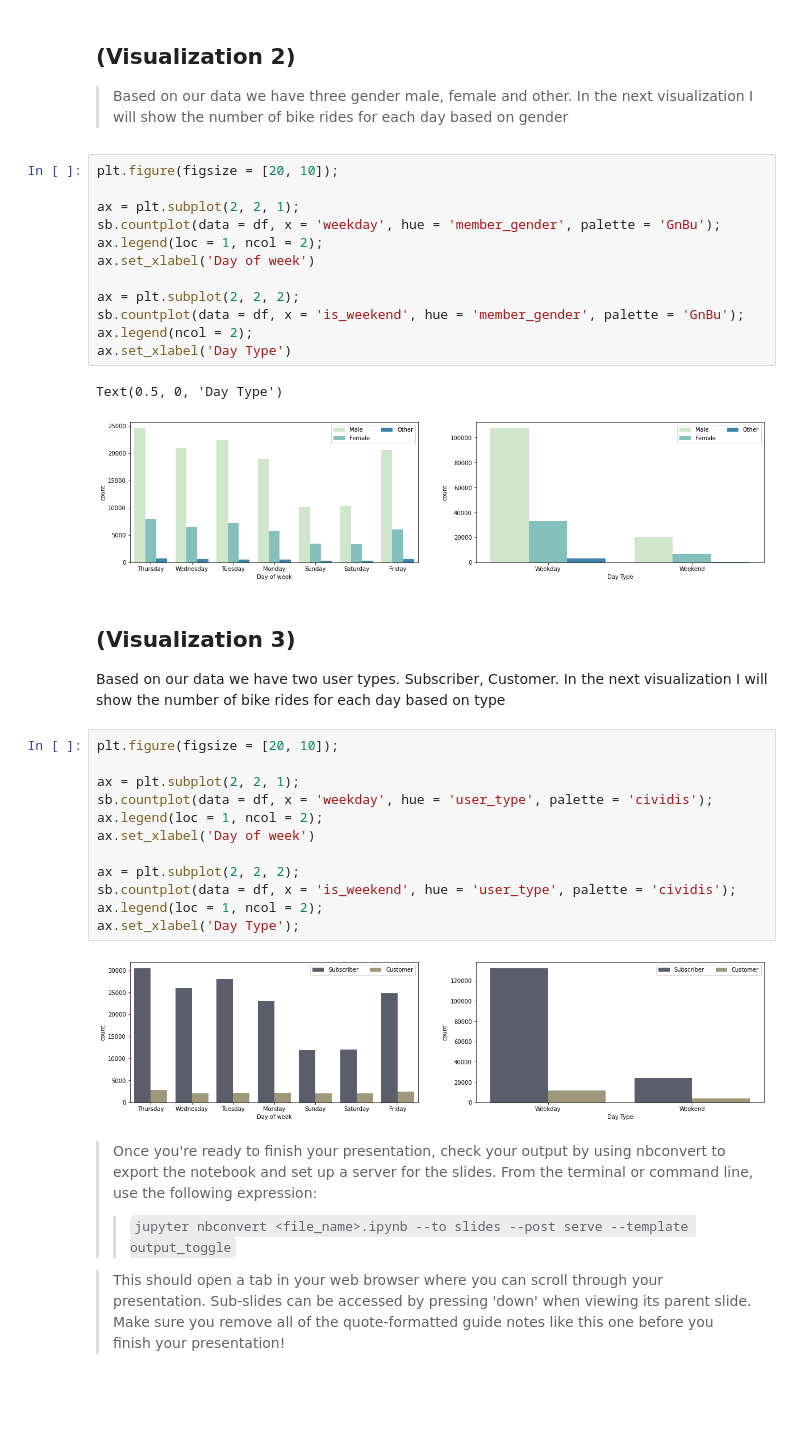
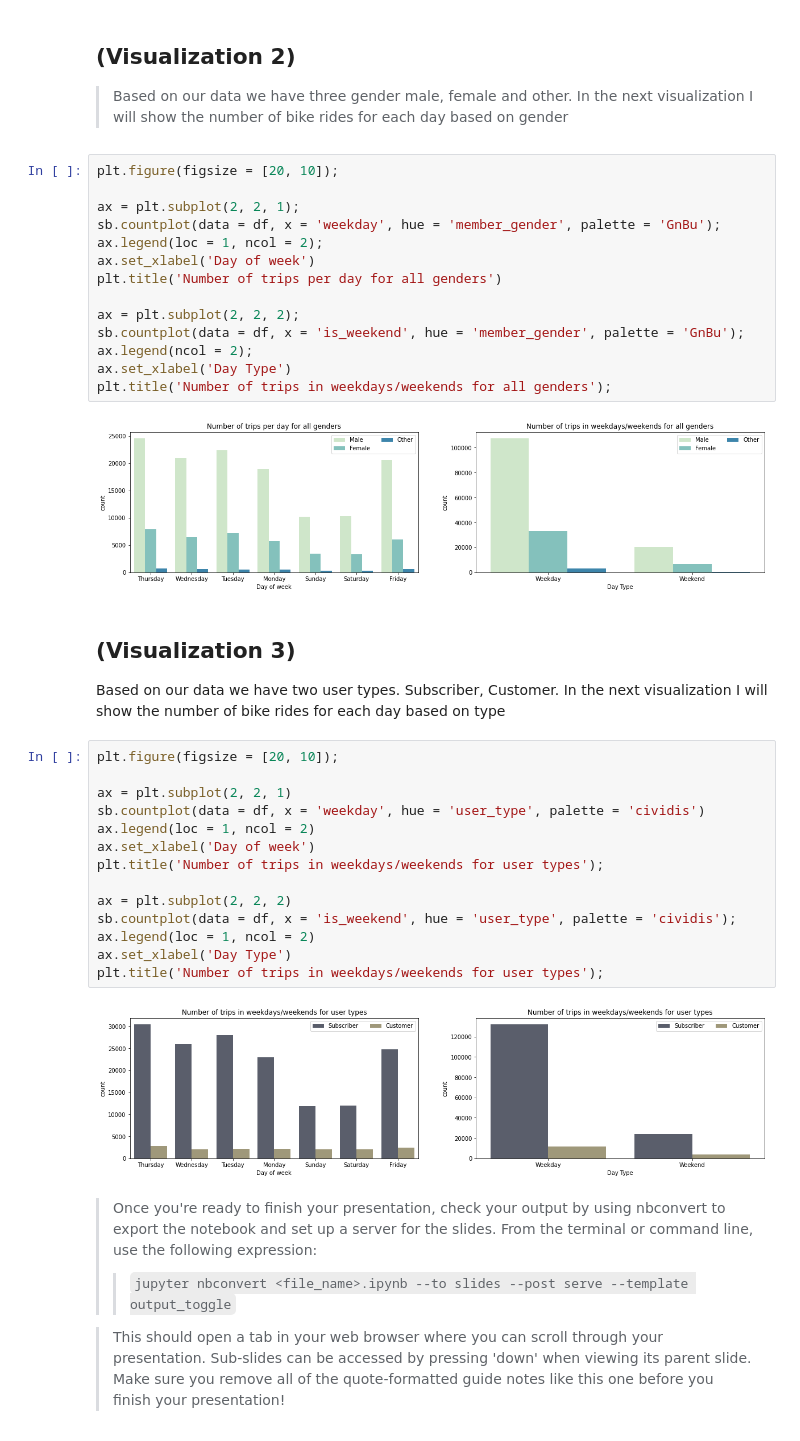
Before and after one commit to Youssefelsa3ed/Communicate-Data-Findings, a Jupyter notebook: slide_deck.ipynb, the cells around one changed output. Cells and saved outputs as stored; diff of their text form; blank space fills up the shorter version.

Commit message:
Add titles to plots

```diff
--- a/slide_deck.ipynb
+++ b/slide_deck.ipynb
@@ -69,18 +69,19 @@ plt.title("Trip Duration (min) After Transformation");
 # %%
 plt.figure(figsize = [20, 10]);
 
 ax = plt.subplot(2, 2, 1);
 sb.countplot(data = df, x = 'weekday', hue = 'member_gender', palette = 'GnBu');
 ax.legend(loc = 1, ncol = 2);
 ax.set_xlabel('Day of week')
+plt.title('Number of trips per day for all genders')
 
 ax = plt.subplot(2, 2, 2);
 sb.countplot(data = df, x = 'is_weekend', hue = 'member_gender', palette = 'GnBu');
 ax.legend(ncol = 2);
 ax.set_xlabel('Day Type')
+plt.title('Number of trips in weekdays/weekends for all genders');
 # %% [output]
-Text(0.5, 0, 'Day Type')
-[figure, old version]
+[figure, new version]
 # %% [markdown]
 ## (Visualization 3)
 
@@ -88,17 +89,19 @@ Based on our data we have two user types. Subscriber, Customer. In the next visu
 # %%
 plt.figure(figsize = [20, 10]);
 
-ax = plt.subplot(2, 2, 1);
-sb.countplot(data = df, x = 'weekday', hue = 'user_type', palette = 'cividis');
-ax.legend(loc = 1, ncol = 2);
+ax = plt.subplot(2, 2, 1)
+sb.countplot(data = df, x = 'weekday', hue = 'user_type', palette = 'cividis')
+ax.legend(loc = 1, ncol = 2)
 ax.set_xlabel('Day of week')
+plt.title('Number of trips in weekdays/weekends for user types');
 
-ax = plt.subplot(2, 2, 2);
+ax = plt.subplot(2, 2, 2)
 sb.countplot(data = df, x = 'is_weekend', hue = 'user_type', palette = 'cividis');
-ax.legend(loc = 1, ncol = 2);
-ax.set_xlabel('Day Type');
+ax.legend(loc = 1, ncol = 2)
+ax.set_xlabel('Day Type')
+plt.title('Number of trips in weekdays/weekends for user types');
 # %% [output]
-[figure, old version]
+[figure, new version]
 # %% [markdown]
 > Once you're ready to finish your presentation, check your output by using
 nbconvert to export the notebook and set up a server for the slides. From the
```
Also changed, not shown: parts of 1 cell of this notebook, 2 other files.
